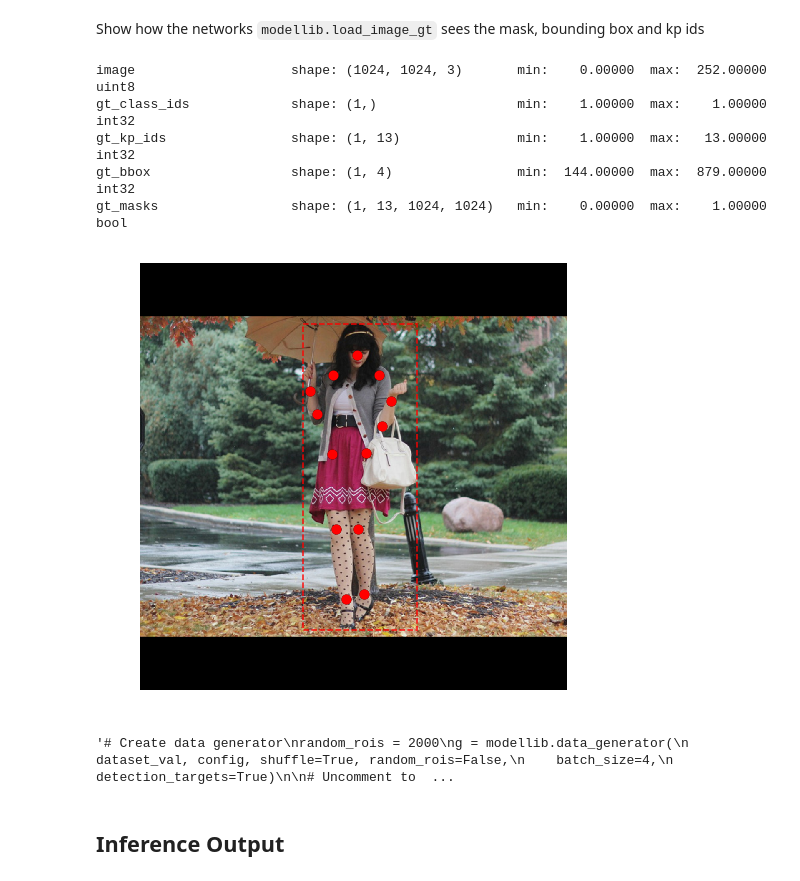
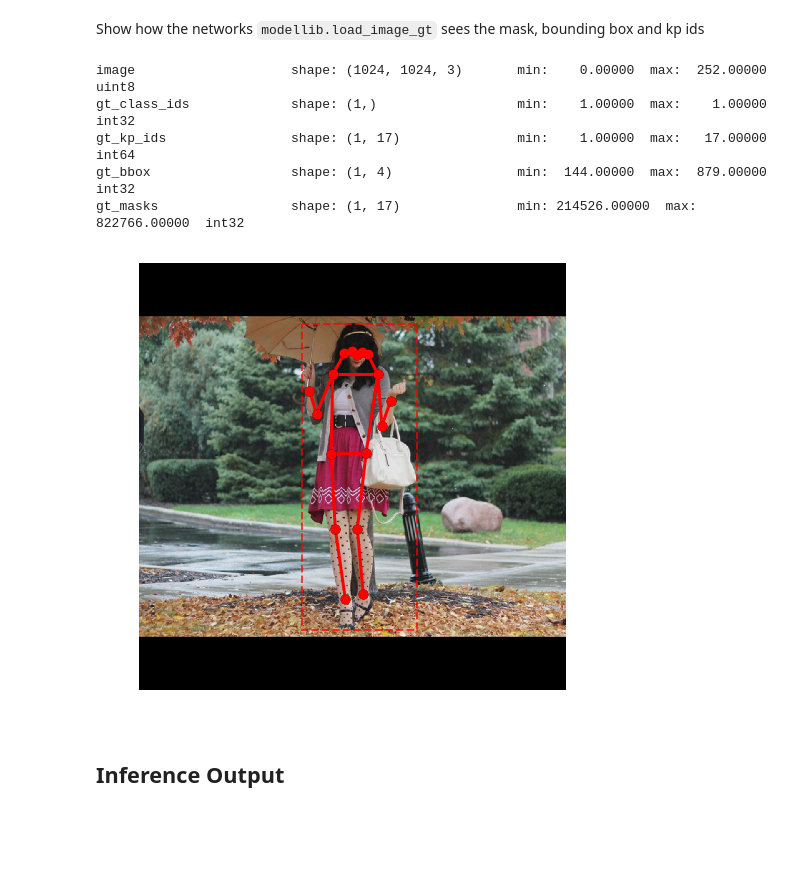
Before and after one commit to bitsauce/Keypoint_RCNN, a Jupyter notebook: keypoints_inspect.ipynb, the cells around one changed output. Drawn from its saved outputs; the diff is of its cells as text; code cells hidden in the pictures; blank space fills up the shorter version.

```diff
--- a/keypoints_inspect.ipynb
+++ b/keypoints_inspect.ipynb
@@ -24,7 +24,7 @@ import matplotlib.pyplot as plt
 import imgaug
 
 # Root directory of the project
-ROOT_DIR = os.path.abspath("../")
+ROOT_DIR = os.path.abspath(".")
 
 # Import Mask RCNN
 sys.path.append(ROOT_DIR)  # To find local version of the library
@@ -37,12 +37,5 @@ from mrcnn.model import log
 
 # Directory to save logs and trained model
 MODEL_DIR = os.path.join(ROOT_DIR, "logs")
-
-# Local path to trained weights file
-COCO_MODEL_PATH = os.path.join(ROOT_DIR, "mask_rcnn_coco.h5")
-
-# Download COCO trained weights from Releases if needed
-if not os.path.exists(COCO_MODEL_PATH):
-    utils.download_trained_weights(COCO_MODEL_PATH)
 # %% [output]
 Using TensorFlow backend.
@@ -144,47 +132,33 @@
 # %%
 importlib.reload(modellib)
 importlib.reload(visualize)
 
 # Load an image from the validation set
 image_id = dataset_val.image_ids[10]
 
 # Get ground truth masks and bboxes
-image, image_meta, gt_class_ids, gt_bbox, gt_kp_masks, gt_kp_ids = \
+image, image_meta, gt_class_ids, gt_kp_ids, gt_bbox, gt_kp_masks = \
     modellib.load_image_gt(dataset_val, config, image_id)
 
 # Display some tensor sizes
 log("image", image)
 log("gt_class_ids", gt_class_ids)
 log("gt_kp_ids", gt_kp_ids)
 log("gt_bbox", gt_bbox)
 log("gt_masks", gt_kp_masks)
 
 # Show skeletons
-visualize.display_keypoints(image, gt_bbox, gt_kp_masks,
-                            #skeleton=dataset_train.skeleton,
-                            figsize=(8, 8))
+visualize.display_keypoints(image, gt_bbox, utils.sparse_to_dense_masks(gt_kp_masks, image.shape),
+                            skeleton=dataset_train.skeleton,
+                            captions=dataset_train.kp_class_names,
+                            figsize=(15, 15))
 # %% [output]
 image                    shape: (1024, 1024, 3)       min:    0.00000  max:  252.00000  uint8
 gt_class_ids             shape: (1,)                  min:    1.00000  max:    1.00000  int32
-gt_kp_ids                shape: (1, 13)               min:    1.00000  max:   13.00000  int32
+gt_kp_ids                shape: (1, 17)               min:    1.00000  max:   17.00000  int64
 gt_bbox                  shape: (1, 4)                min:  144.00000  max:  879.00000  int32
-gt_masks                 shape: (1, 13, 1024, 1024)   min:    0.00000  max:    1.00000  bool
+gt_masks                 shape: (1, 17)               min: 214526.00000  max: 822766.00000  int32
-[figure, old version]
+[figure, new version]
-# %%
-"""# Create data generator
-random_rois = 2000
-g = modellib.data_generator(
-    dataset_val, config, shuffle=True, random_rois=False,
-    batch_size=4,
-    detection_targets=True)
-
-# Uncomment to run the generator through a lot of images
-# to catch rare errors
-for i in range(1000):
-    print(i)
-    _, _ = next(g)"""
-# %% [output]
-'# Create data generator\nrandom_rois = 2000\ng = modellib.data_generator(\n    dataset_val, config, shuffle=True, random_rois=False,\n    batch_size=4,\n    detection_targets=True)\n\n# Uncomment to  ...
 # %% [markdown]
 ## Inference Output
 # %%
```
Also changed, not shown: parts of 6 cells of this notebook, 1 other file.
